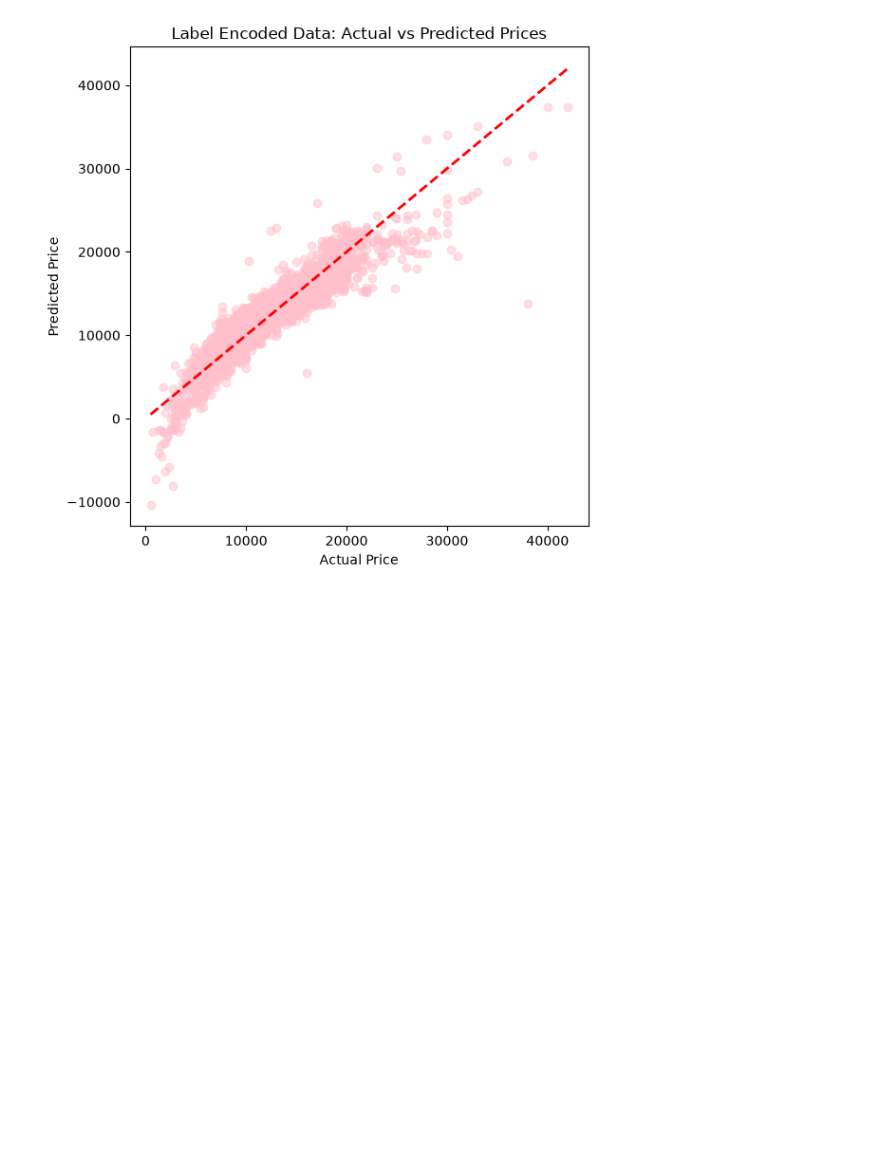
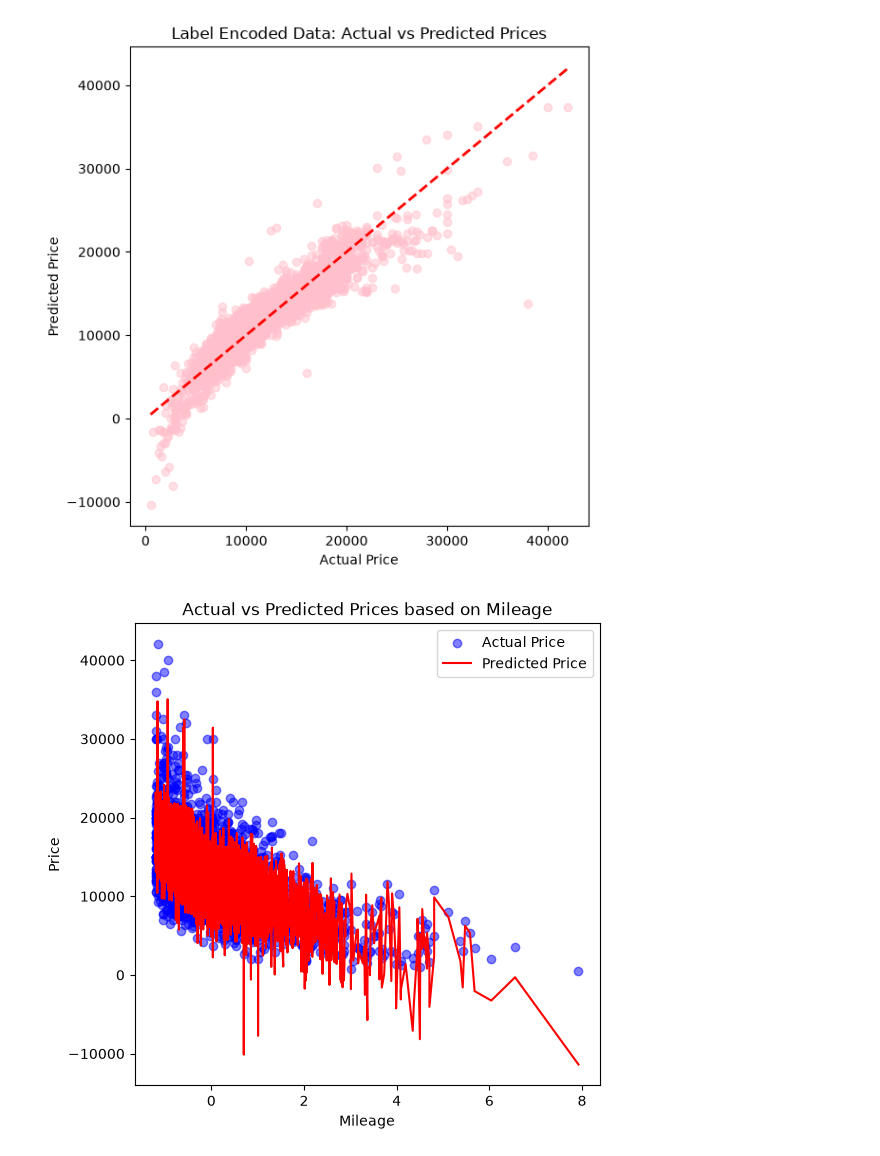
Before and after one commit to nithishayasam/Carprice_prediction_using_Linear_Regression, a Jupyter notebook: ford.ipynb, the cells around one changed output. Cells and saved outputs as stored; diff of their text form; code cells hidden in the pictures; blank space fills up the shorter version.

```diff
--- a/ford.ipynb
+++ b/ford.ipynb
@@ -377,6 +403,8 @@ else:
     print("Label Encoding performs better for this dataset.")
 # %% [output]
 One Hot Encoding performs better for this dataset.
+# %%
+sorted_idx = X_test['mileage'].argsort()
 # %%
 plt.figure(figsize=(6, 6))
 plt.scatter(y_test, y_pred2, color='turquoise', alpha=0.5)
@@ -399,3 +427,15 @@ plt.tight_layout()
 plt.show()
 # %% [output]
 [figure]
+# %%
+
+plt.figure(figsize=(6, 6))
+plt.scatter(X_test['mileage'], Y_test, color='blue', alpha=0.5, label='Actual Price')
+plt.plot(X_test["mileage"].values[sorted_idx], y_pred2[sorted_idx], color='red', label='Predicted Price')
+plt.xlabel('Mileage')
+plt.ylabel('Price')
+plt.title('Actual vs Predicted Prices based on Mileage')
+plt.legend()
+plt.show()
+# %% [output]
+[figure, added]
```
Also changed, not shown: parts of 2 cells of this notebook, 1 other file.
